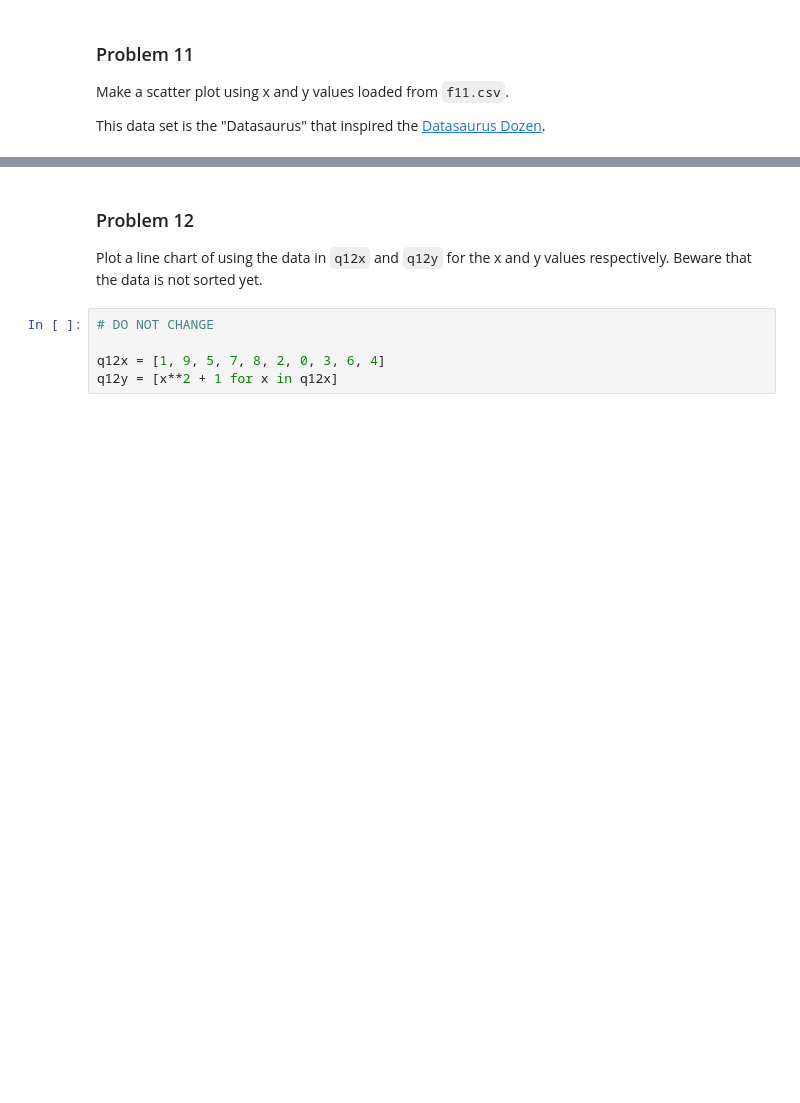
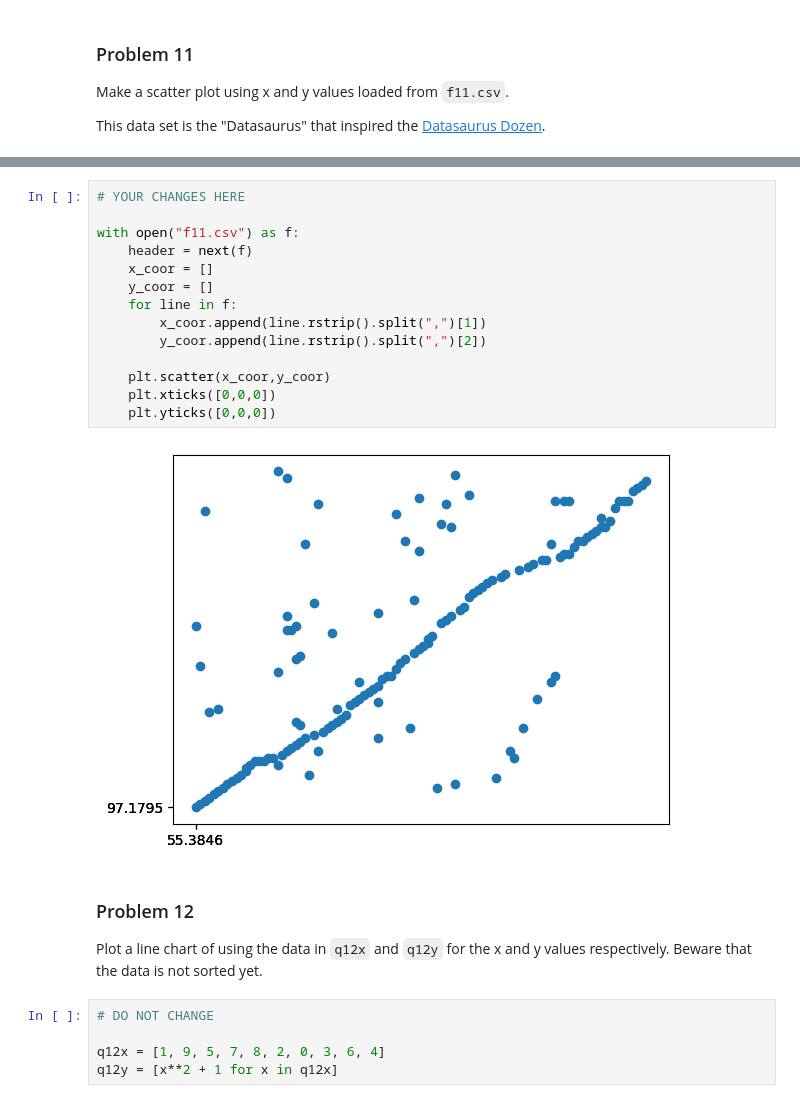
Before and after one commit to AL-Holmes/dx602-homework-05, a Jupyter notebook: homework.ipynb, the cells around one changed output, grey strips where cells are left out. Saved outputs shown, nothing was run; the diff lists cells and outputs as text; blank space fills up the shorter version.

```diff
--- a/homework.ipynb
+++ b/homework.ipynb
@@ -273,3 +294,19 @@ Ellipsis
+# %%
+# YOUR CHANGES HERE
+
+with open("f11.csv") as f:
+    header = next(f)
+    x_coor = []
+    y_coor = []
+    for line in f:
+        x_coor.append(line.rstrip().split(",")[1])
+        y_coor.append(line.rstrip().split(",")[2])
+
+    plt.scatter(x_coor,y_coor)
+    plt.xticks([0,0,0])
+    plt.yticks([0,0,0])
+# %% [output]
+[figure, added]
 # %% [markdown]
 ### Problem 12
 
```
Also changed, not shown: parts of 8 cells of this notebook.
